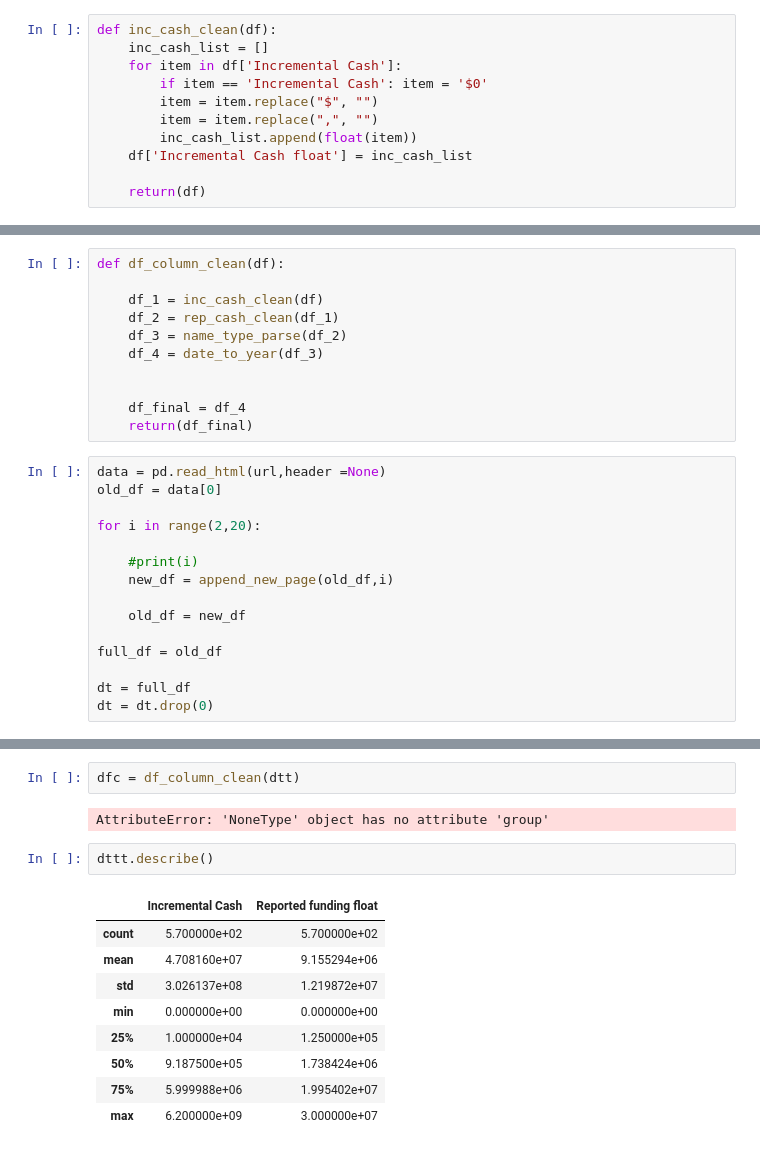
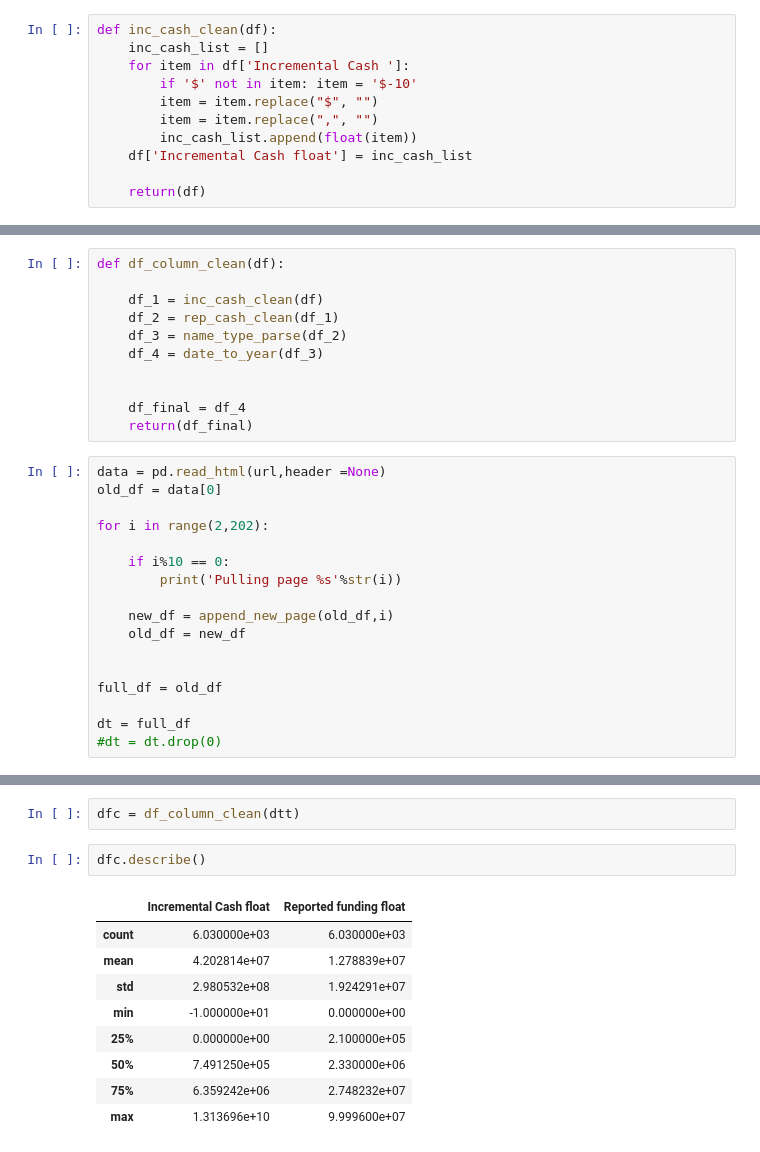
Before and after one commit to M-Watson/data-science-practice, a Jupyter notebook: form-d/form-d-explore-2.ipynb, the cells around one changed output, grey strips where cells are left out. Cells and saved outputs as stored; diff of their text form.

```diff
--- a/form-d/form-d-explore-2.ipynb
+++ b/form-d/form-d-explore-2.ipynb
@@ -35,8 +35,8 @@ def name_type_parse(df):
 # %%
 def inc_cash_clean(df):
     inc_cash_list = []
-    for item in df['Incremental Cash']:
-        if item == 'Incremental Cash': item = '$0'
+    for item in df['Incremental Cash ']:
+        if '$' not in item: item = '$-10'
         item = item.replace("$", "")
         item = item.replace(",", "")
         inc_cash_list.append(float(item))
@@ -95,14 +95,16 @@ def df_column_clean(df):
 data = pd.read_html(url,header =None)
 old_df = data[0]
 
-for i in range(2,20):
+for i in range(2,202):
 
-    #print(i)
+    if i%10 == 0:
+        print('Pulling page %s'%str(i))
+
     new_df = append_new_page(old_df,i)
+    old_df = new_df
 
-    old_df = new_df
 
 full_df = old_df
 
 dt = full_df
-dt = dt.drop(0)
+#dt = dt.drop(0)
@@ -137,17 +158,15 @@ dt.describe()
 # %%
 dfc = df_column_clean(dtt)
-# %% [output]
-AttributeError: 'NoneType' object has no attribute 'group'
 # %%
-dttt.describe()
+dfc.describe()
 # %% [output]
-|  | Incremental Cash | Reported funding float |
-| count | 5.700000e+02 | 5.700000e+02 |
-| mean | 4.708160e+07 | 9.155294e+06 |
-| std | 3.026137e+08 | 1.219872e+07 |
-| min | 0.000000e+00 | 0.000000e+00 |
-| 25% | 1.000000e+04 | 1.250000e+05 |
-| 50% | 9.187500e+05 | 1.738424e+06 |
-| 75% | 5.999988e+06 | 1.995402e+07 |
-| max | 6.200000e+09 | 3.000000e+07 |
+|  | Incremental Cash float | Reported funding float |
+| count | 6.030000e+03 | 6.030000e+03 |
+| mean | 4.202814e+07 | 1.278839e+07 |
+| std | 2.980532e+08 | 1.924291e+07 |
+| min | -1.000000e+01 | 0.000000e+00 |
+| 25% | 0.000000e+00 | 2.100000e+05 |
+| 50% | 7.491250e+05 | 2.330000e+06 |
+| 75% | 6.359242e+06 | 2.748232e+07 |
+| max | 1.313696e+10 | 9.999600e+07 |
 # %%
```
Also changed, not shown: parts of 20 cells of this notebook, 1 other file.
